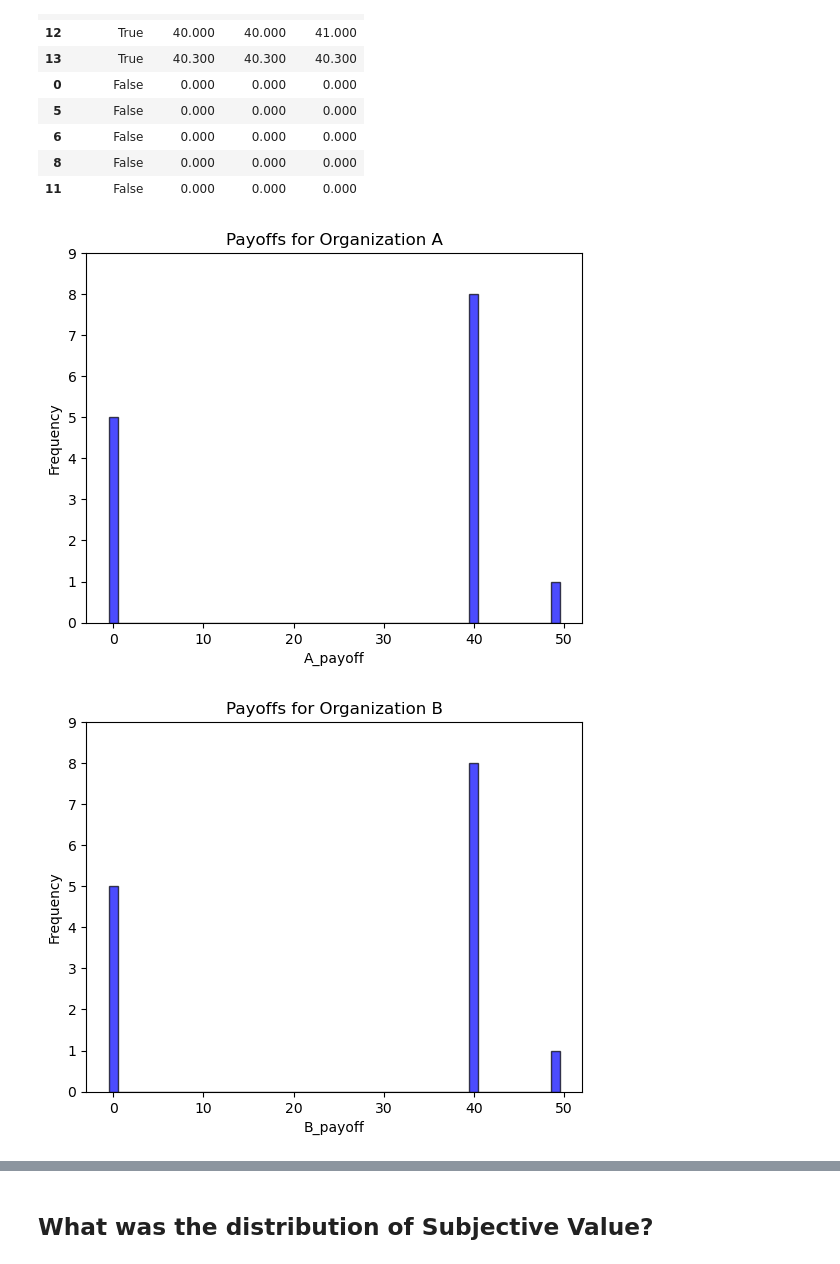
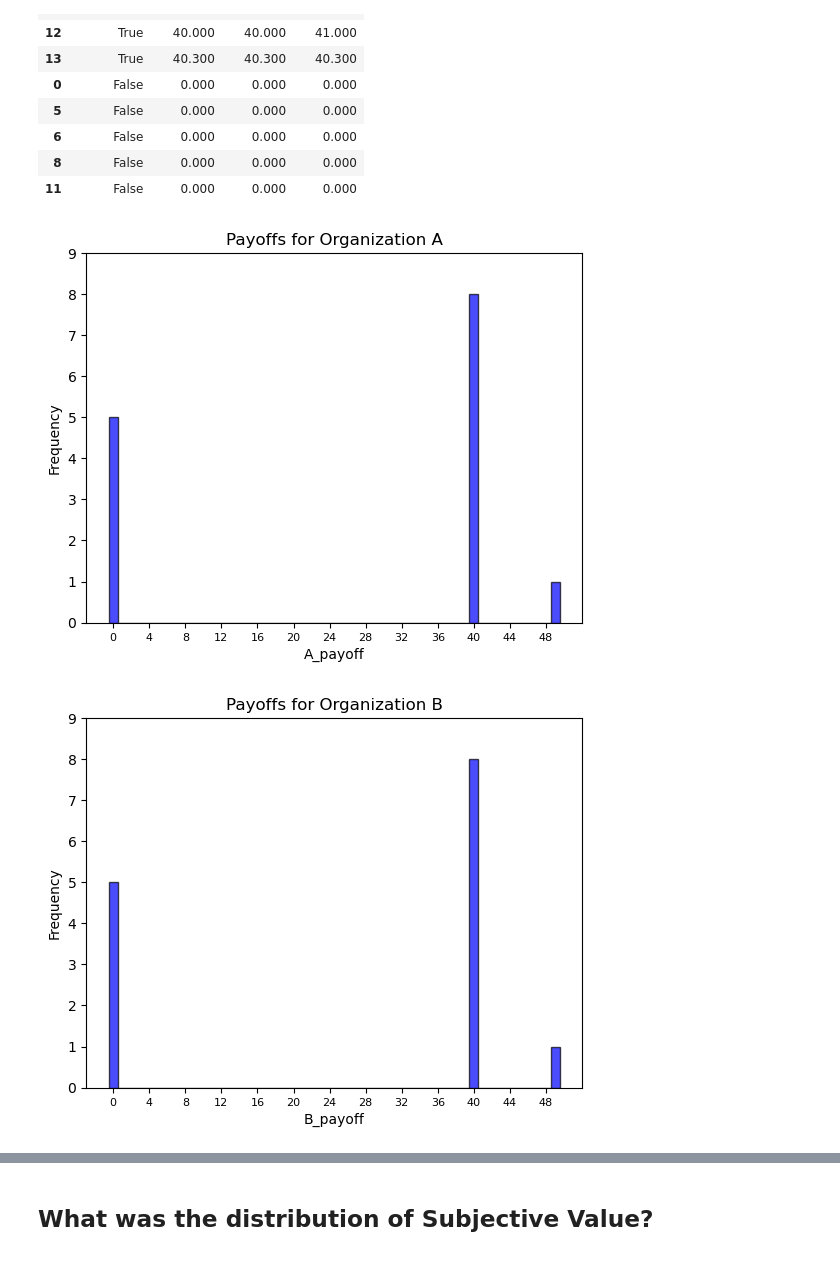
Before and after one commit to Watts-Lab/tpm-data, a Jupyter notebook: data_cleaning_dev/negotiations_cleaning.ipynb, the cells around one changed output, grey strips where cells are left out. Cells and saved outputs as stored; diff of their text form; code cells hidden in the pictures.

Commit message:
negotiation data analysis edits

```diff
--- a/data_cleaning_dev/negotiations_cleaning.ipynb
+++ b/data_cleaning_dev/negotiations_cleaning.ipynb
@@ -47,7 +47,11 @@ with open(file_path, 'w', newline='') as csvfile:
         convo_dict = json.loads(item)
 
         # Filter out my tests from 2/06; look only at real pilot results from 2/07
-        if (datetime.strptime(convo_dict["timeComplete"], "%Y-%m-%dT%H:%M:%S.%fZ") < datetime(2024, 2, 7, 14, 0)):
+        try:
+            if (datetime.strptime(convo_dict["timeComplete"], "%Y-%m-%dT%H:%M:%S.%fZ") < datetime(2024, 2, 7, 14, 0)):
+                continue
+        except:
+            # no time data found
             continue
 
         # Process the negotiation data
@@ -148,7 +152,7 @@ games
      'income_US': '$50,000-$74,999'},
     'time_elapsed': 1187.077}}}}
 # %%
-def plot_histogram(time_list, xlabel, title='Time Distribution Histogram'):
+def plot_histogram(time_list, xlabel, title='Time Distribution Histogram', remove_extraneous_ticks = False):
     """
     Plots a histogram based on a list of time values.
 
@@ -160,8 +164,6 @@ def plot_histogram(time_list, xlabel, title='Time Distribution Histogram'):
     """
     # Plotting the histogram
     hist_values, bin_edges = np.histogram(time_list, bins=np.arange(min(time_list), max(time_list) + 2, 1))
-
-    # Plotting the histogram
     plt.bar(bin_edges[:-1], hist_values, width=1, color='blue', edgecolor='black', alpha=0.7)
 
     # Adding labels and title
@@ -172,6 +174,10 @@ def plot_histogram(time_list, xlabel, title='Time Distribution Histogram'):
     # Set y-axis ticks to display only integers
     plt.yticks(np.arange(0, max(hist_values) + 2, 1))
     plt.xticks(np.arange(0, max(bin_edges), 1))
+    plt.tick_params(axis='x', labelsize=8)
+
+    if(remove_extraneous_ticks):
+        plt.locator_params(axis='x', nbins=15)
 
     # Display the histogram
     plt.show()
@@ -380,11 +386,11 @@ pd.DataFrame(all_deals).sort_values("valid_deal", ascending=False)
 | 8 | False | 0.000 | 0.000 | 0.000 |
 | 11 | False | 0.000 | 0.000 | 0.000 |
 # %%
-plot_histogram(A_payoffs,  xlabel = "A_payoff", title="Payoffs for Organization A")
+plot_histogram(A_payoffs,  xlabel = "A_payoff", title="Payoffs for Organization A", remove_extraneous_ticks = True)
 # %% [output]
-[figure, old version]
+[figure, new version]
 # %%
-plot_histogram(B_payoffs,  xlabel = "B_payoff", title="Payoffs for Organization B")
+plot_histogram(B_payoffs,  xlabel = "B_payoff", title="Payoffs for Organization B", remove_extraneous_ticks = True)
 # %% [output]
-[figure, old version]
+[figure, new version]
 # %%
```
Also changed, not shown: parts of 10 cells of this notebook, 1 other file.
